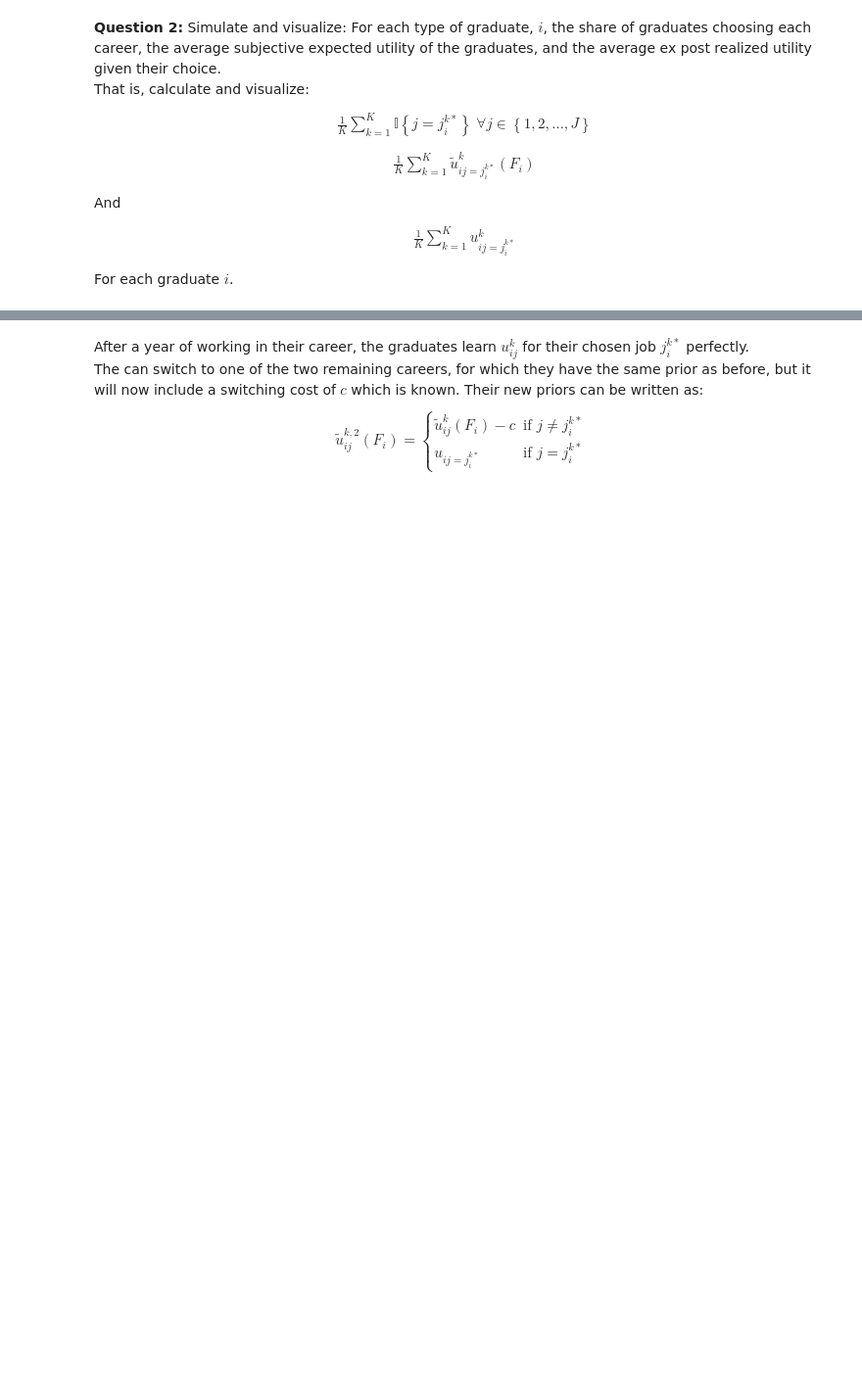
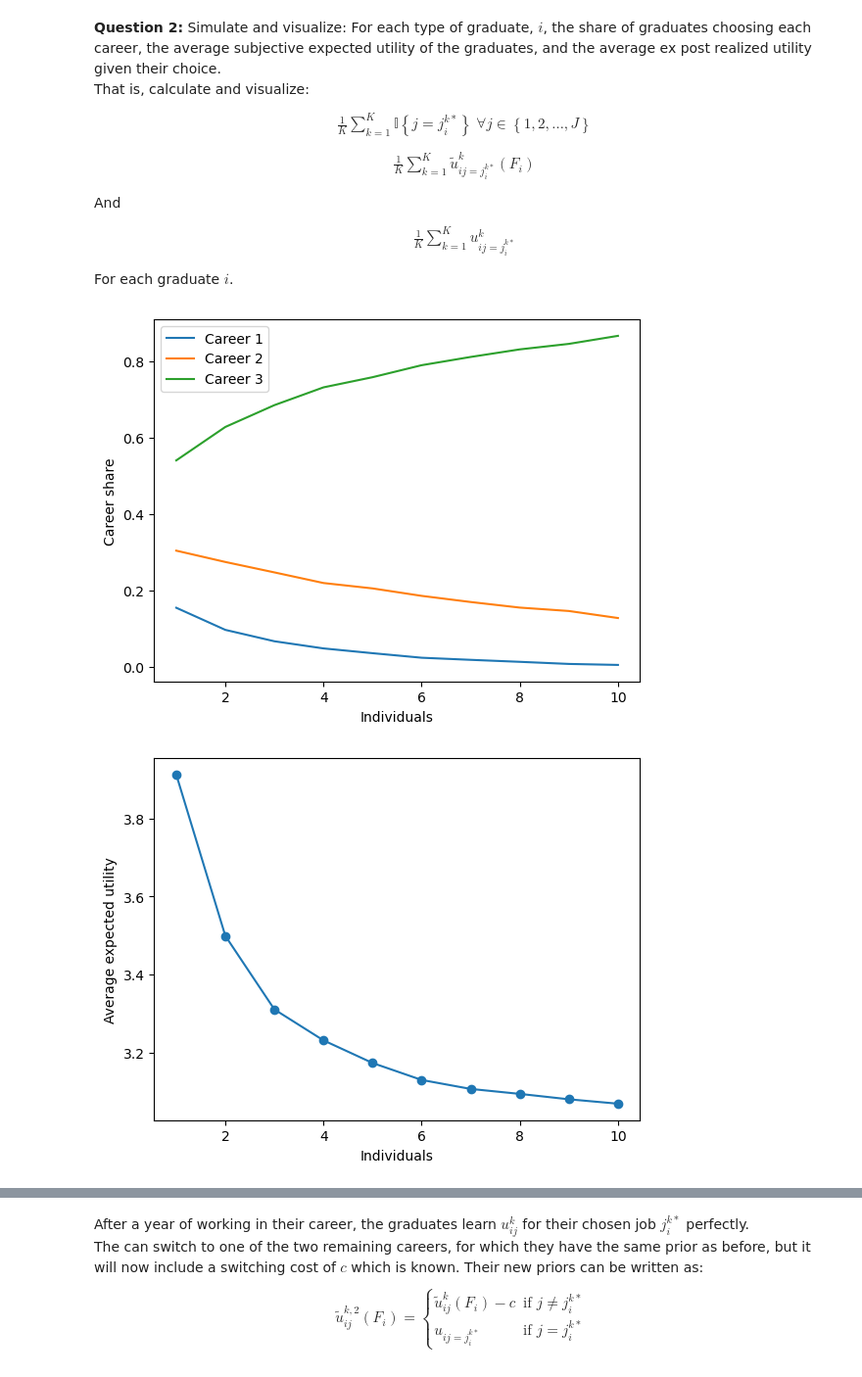
Before and after one commit to NumEconCopenhagen/projects-2024-anne-sofie-ida-anna-livia, a Jupyter notebook: examproject/Q2exam_2024.ipynb, the cells around one changed output, grey strips where cells are left out. Shown at 98% size. Drawn from its saved outputs; the diff is of its cells as text; code cells hidden in the pictures; blank space fills up the shorter version.

```diff
--- a/examproject/Q2exam_2024.ipynb
+++ b/examproject/Q2exam_2024.ipynb
@@ -214,0 +212,4 @@ par.c = 1
+# %%
+graduate = Graduate()
+print(graduate.avg_exp_util())
+print(graduate.avg_realised_util())
@@ -253,0 +291,10 @@ For each graduate $i$.
+# %%
+career_shares, expected, realised = graduate.step1()
+
+# Visualize the results
+graduate.plot_share(career_shares)
+graduate.plot_exp_util(expected)
+graduate.plot_realised_util(realised)
+# %% [output]
+[figure, added]
+[figure, added]
```
Also changed, not shown: parts of 8 cells of this notebook.
